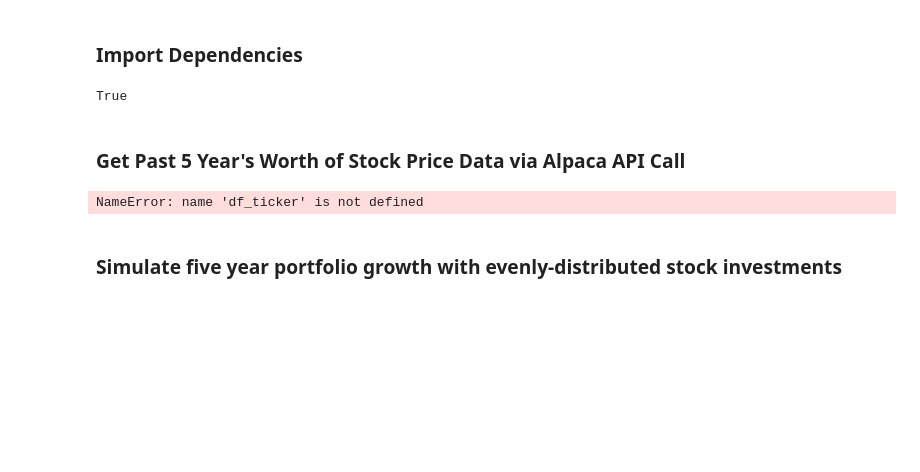
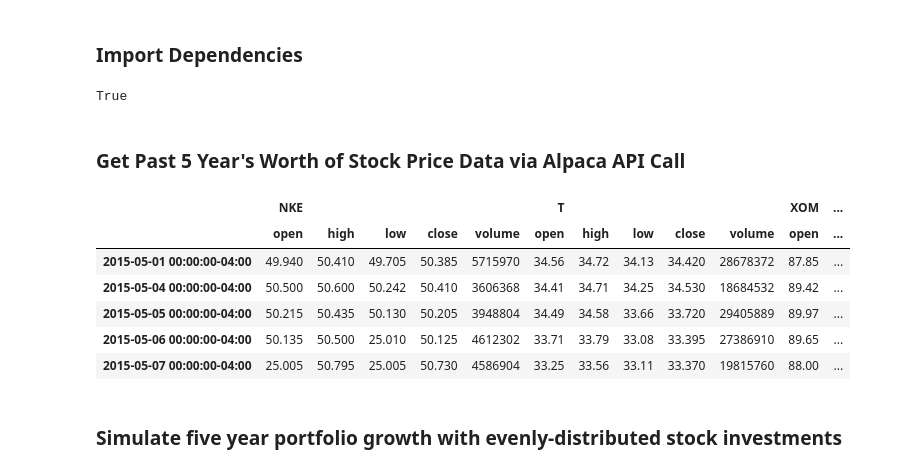
Before and after one commit to KPH3802/Monte_Carlo_Stock_Simulation, a Jupyter notebook: Three_Stock_Monte.ipynb, the cells around one changed output. Cells and saved outputs as stored; diff of their text form; code cells hidden in the pictures; blank space fills up the shorter version.

```diff
--- a/Three_Stock_Monte.ipynb
+++ b/Three_Stock_Monte.ipynb
@@ -31,20 +31,31 @@ api = tradeapi.REST(
 # %%
 # Set timeframe to '1D'
 timeframe = "1D"
 
 # Set start and end datetimes between now and 5 years ago.
 start_date = pd.Timestamp("2015-05-01", tz="America/New_York").isoformat()
 end_date = pd.Timestamp("2020-05-01", tz="America/New_York").isoformat()
 
 # Set the ticker information
 tickers = ["T","NKE","XOM"]
 
-# Get 5 year's worth of historical price data
-# YOUR CODE HERE!
+# 5 year's worth of historical price data
+df_ticker = api.get_barset(
+    tickers,
+    timeframe,
+    start=start_date,
+    end=end_date
+).df
 
 # Display sample data
 df_ticker.head()
 # %% [output]
-NameError: name 'df_ticker' is not defined
+|  | NKE |  |  |  |  | T |  |  |  |  | XOM | ... |
+|  | open | high | low | close | volume | open | high | low | close | volume | open | ... |
+| 2015-05-01 00:00:00-04:00 | 49.940 | 50.410 | 49.705 | 50.385 | 5715970 | 34.56 | 34.72 | 34.13 | 34.420 | 28678372 | 87.85 | ... |
+| 2015-05-04 00:00:00-04:00 | 50.500 | 50.600 | 50.242 | 50.410 | 3606368 | 34.41 | 34.71 | 34.25 | 34.530 | 18684532 | 89.42 | ... |
+| 2015-05-05 00:00:00-04:00 | 50.215 | 50.435 | 50.130 | 50.205 | 3948804 | 34.49 | 34.58 | 33.66 | 33.720 | 29405889 | 89.97 | ... |
+| 2015-05-06 00:00:00-04:00 | 50.135 | 50.500 | 25.010 | 50.125 | 4612302 | 33.71 | 33.79 | 33.08 | 33.395 | 27386910 | 89.65 | ... |
+| 2015-05-07 00:00:00-04:00 | 25.005 | 50.795 | 25.005 | 50.730 | 4586904 | 33.25 | 33.56 | 33.11 | 33.370 | 19815760 | 88.00 | ... |
 # %% [markdown]
 ### Simulate five year portfolio growth with evenly-distributed stock investments
```
Also changed, not shown: parts of 5 cells of this notebook, 1 other file.
